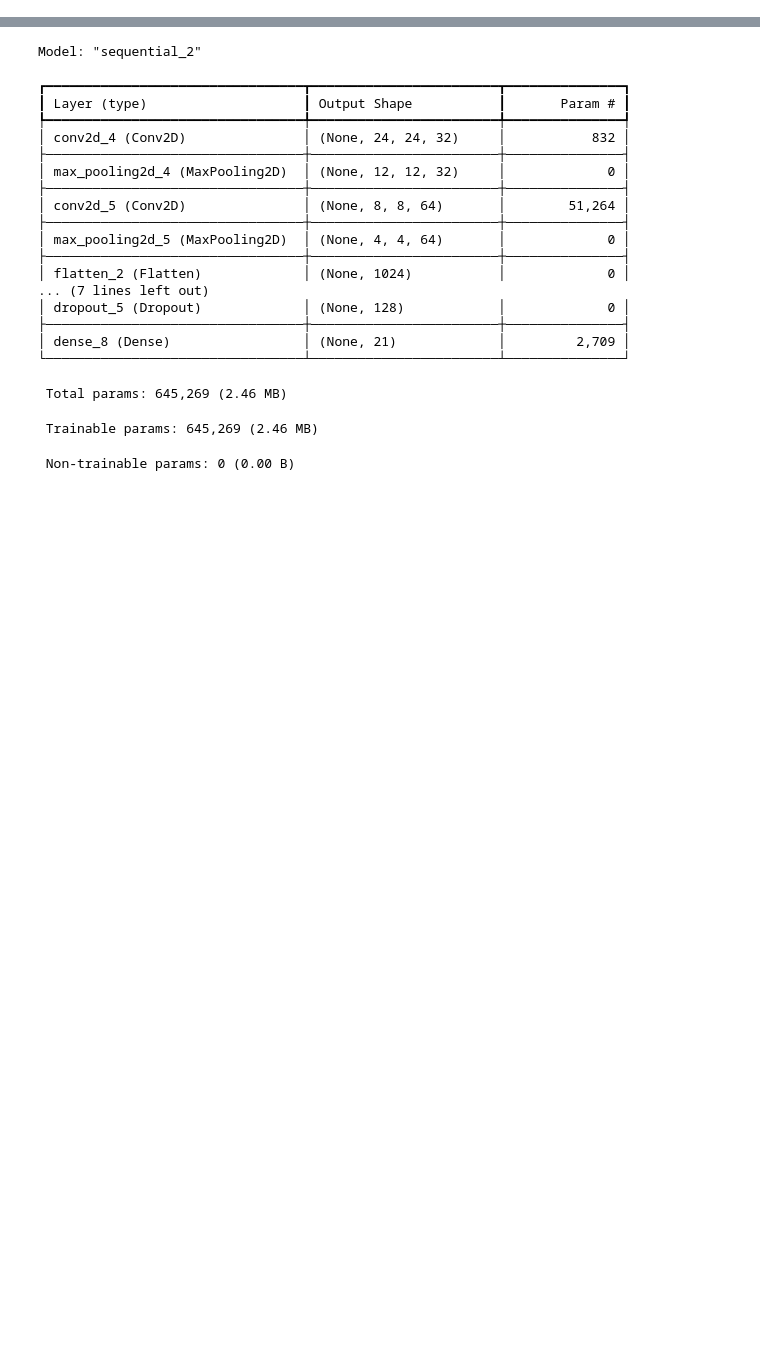
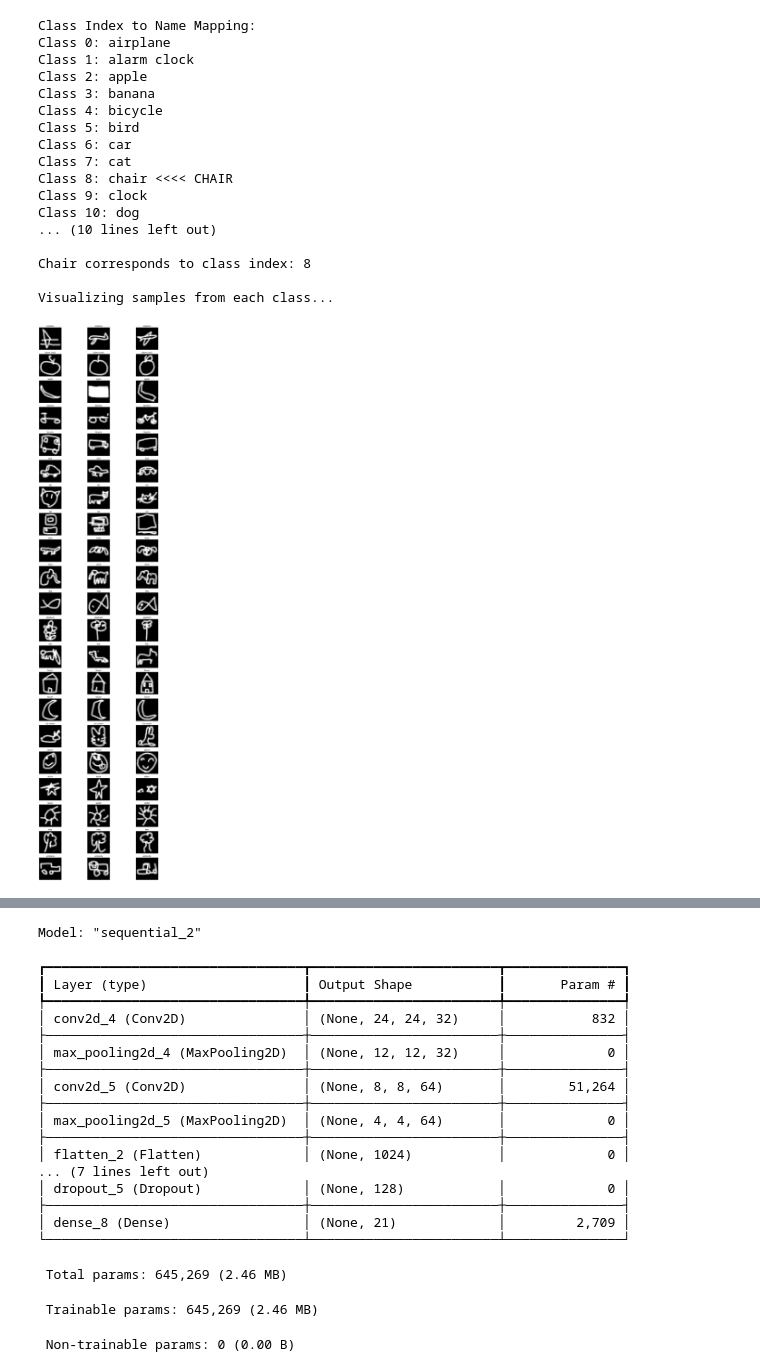
Before and after one commit to Jitenrai21/Projects-MyVersion, a Jupyter notebook: QuickDrawGame/model_training/model_training.ipynb, the cells around one changed output, grey strips where cells are left out. Cells and saved outputs as stored; diff of their text form; code cells hidden in the pictures; blank space fills up the shorter version.

```diff
--- a/QuickDrawGame/model_training/model_training.ipynb
+++ b/QuickDrawGame/model_training/model_training.ipynb
@@ -63,0 +128,62 @@ Detected 21 classes in the dataset
+# %%
+# Class mapping - based on our 21 classes
+CLASS_NAMES = [
+    'airplane', 'alarm clock', 'apple', 'banana', 'bicycle',
+    'bird', 'car', 'cat', 'chair', 'clock',
+    'dog', 'elephant', 'fish', 'flower', 'house',
+    'ice cream', 'pencil', 'pizza', 'spider', 'tree', 'umbrella'
+]
+
+print("Class Index to Name Mapping:")
+for i, name in enumerate(CLASS_NAMES):
+    highlight = " <<<< CHAIR" if name == 'chair' else ""
+    print(f"Class {i}: {name}{highlight}")
+
+# Chair is class index 8
+chair_class_idx = CLASS_NAMES.index('chair')
+print(f"\nChair corresponds to class index: {chair_class_idx}")
+
+# Let's examine some samples from different classes to understand the data
+def visualize_samples(features, labels, class_names, num_samples=5):
+    """Visualize random samples from each class"""
+    fig, axes = plt.subplots(len(class_names), num_samples, figsize=(15, 50))
+
+    for class_idx in range(len(class_names)):
+        # Get samples for this class
+        class_mask = labels.flatten() == class_idx
+        class_samples = features[class_mask]
+
+        # Select random samples
+        sample_indices = np.random.choice(len(class_samples), min(num_samples, len(class_samples)), replace=False)
+
+        for i, sample_idx in enumerate(sample_indices):
+            sample = class_samples[sample_idx].reshape(28, 28)
+            axes[class_idx, i].imshow(sample, cmap='gray')
+            axes[class_idx, i].set_title(f'{class_names[class_idx]}')
+            axes[class_idx, i].axis('off')
+
+    plt.tight_layout()
+    plt.show()
+
+# Visualize samples from each class
+print("\nVisualizing samples from each class...")
+visualize_samples(features, labels, CLASS_NAMES, num_samples=3)
+# %% [output]
+Class Index to Name Mapping:
+Class 0: airplane
+Class 1: alarm clock
+Class 2: apple
+Class 3: banana
+Class 4: bicycle
+Class 5: bird
+Class 6: car
+Class 7: cat
+Class 8: chair <<<< CHAIR
+Class 9: clock
+Class 10: dog
+... (10 lines left out)
+
+Chair corresponds to class index: 8
+
+Visualizing samples from each class...
+[figure, added]
```
Also changed, not shown: parts of 9 cells of this notebook, 2 other files.
